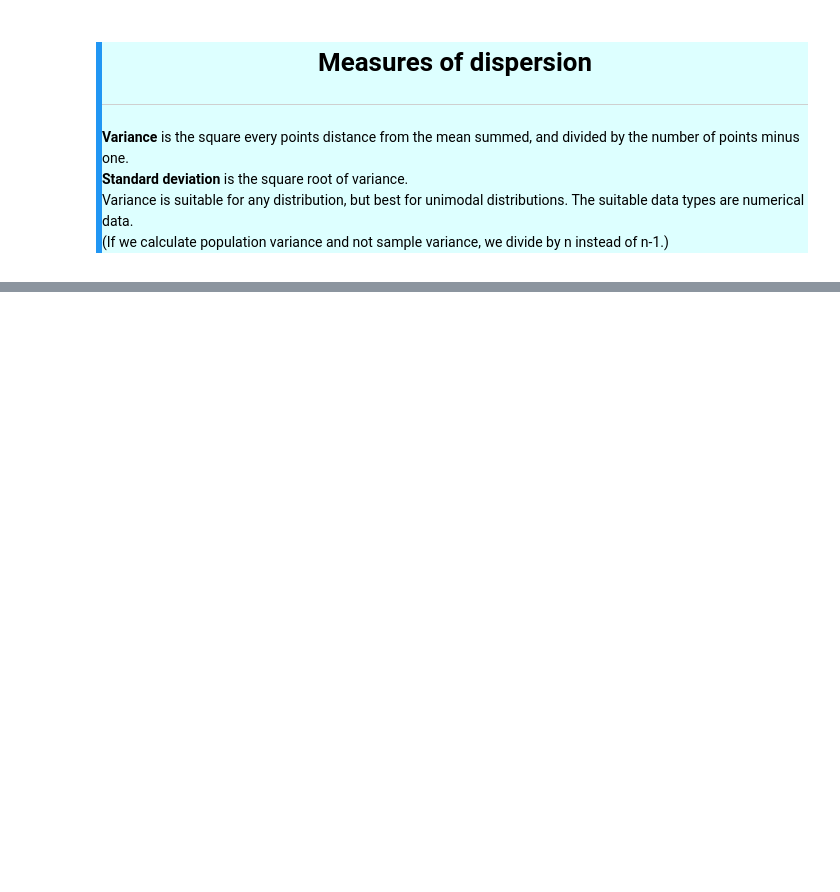
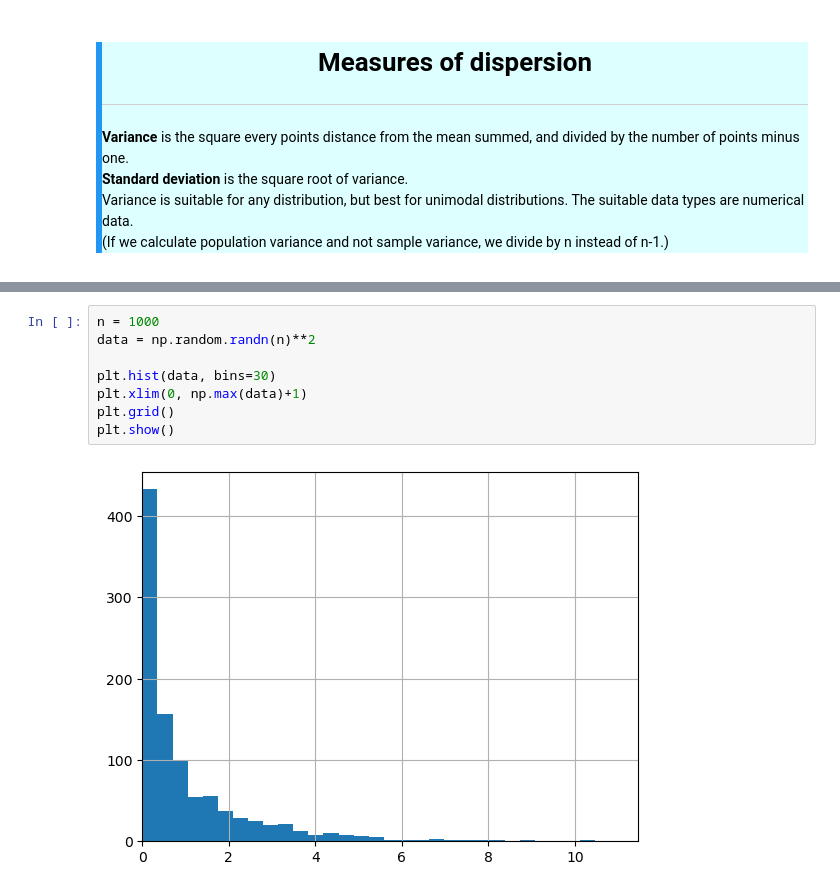
Before and after one commit to szalai-istvan/python-machine-learning, a Jupyter notebook: 03_statistics-and-machine-learning/03_descriptive-statistics/descriptive-statistics.ipynb, the cells around one changed output, grey strips where cells are left out. Saved outputs shown, nothing was run; the diff lists cells and outputs as text; blank space fills up the shorter version.

```diff
--- a/03_statistics-and-machine-learning/03_descriptive-statistics/descriptive-statistics.ipynb
+++ b/03_statistics-and-machine-learning/03_descriptive-statistics/descriptive-statistics.ipynb
@@ -371,0 +378,10 @@ plt.show()
+# %%
+n = 1000
+data = np.random.randn(n)**2
+
+plt.hist(data, bins=30)
+plt.xlim(0, np.max(data)+1)
+plt.grid()
+plt.show()
+# %% [output]
+[figure, added]
```
Also changed, not shown: parts of 12 cells of this notebook.
